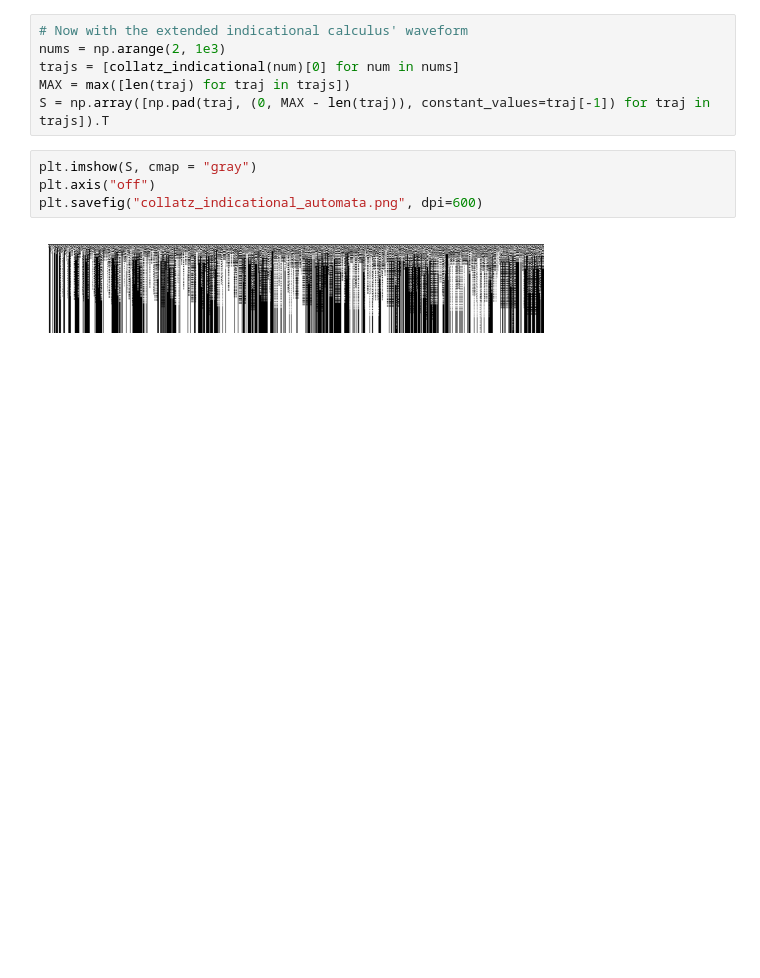
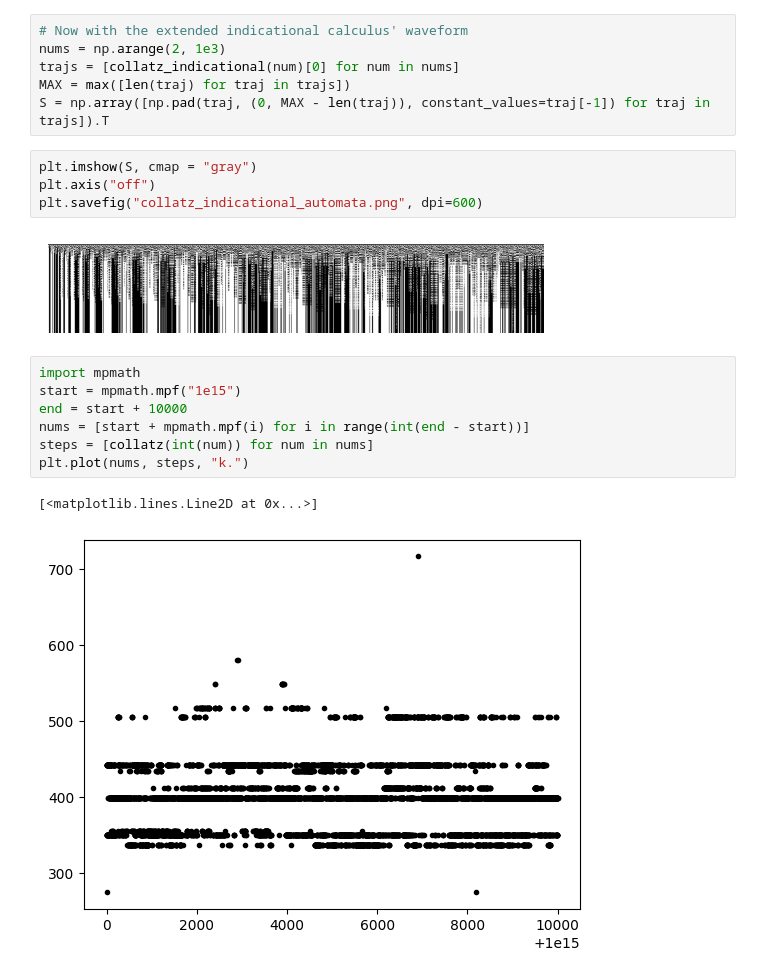
Before and after one commit to gbragafibra/bio, a Jupyter notebook: collatz_indicational.ipynb, the cells around one changed output. Cells and saved outputs as stored; diff of their text form; blank space fills up the shorter version.

```diff
--- a/collatz_indicational.ipynb
+++ b/collatz_indicational.ipynb
@@ -206,3 +206,13 @@ plt.axis("off")
 plt.savefig("collatz_indicational_automata.png", dpi=600)
 # %% [output]
 [figure]
+# %%
+import mpmath
+start = mpmath.mpf("1e15")
+end = start + 10000
+nums = [start + mpmath.mpf(i) for i in range(int(end - start))]
+steps = [collatz(int(num)) for num in nums]
+plt.plot(nums, steps, "k.")
+# %% [output]
+[<matplotlib.lines.Line2D at 0x...>]
+[figure, added]
```
Also changed, not shown: parts of 9 cells of this notebook.
